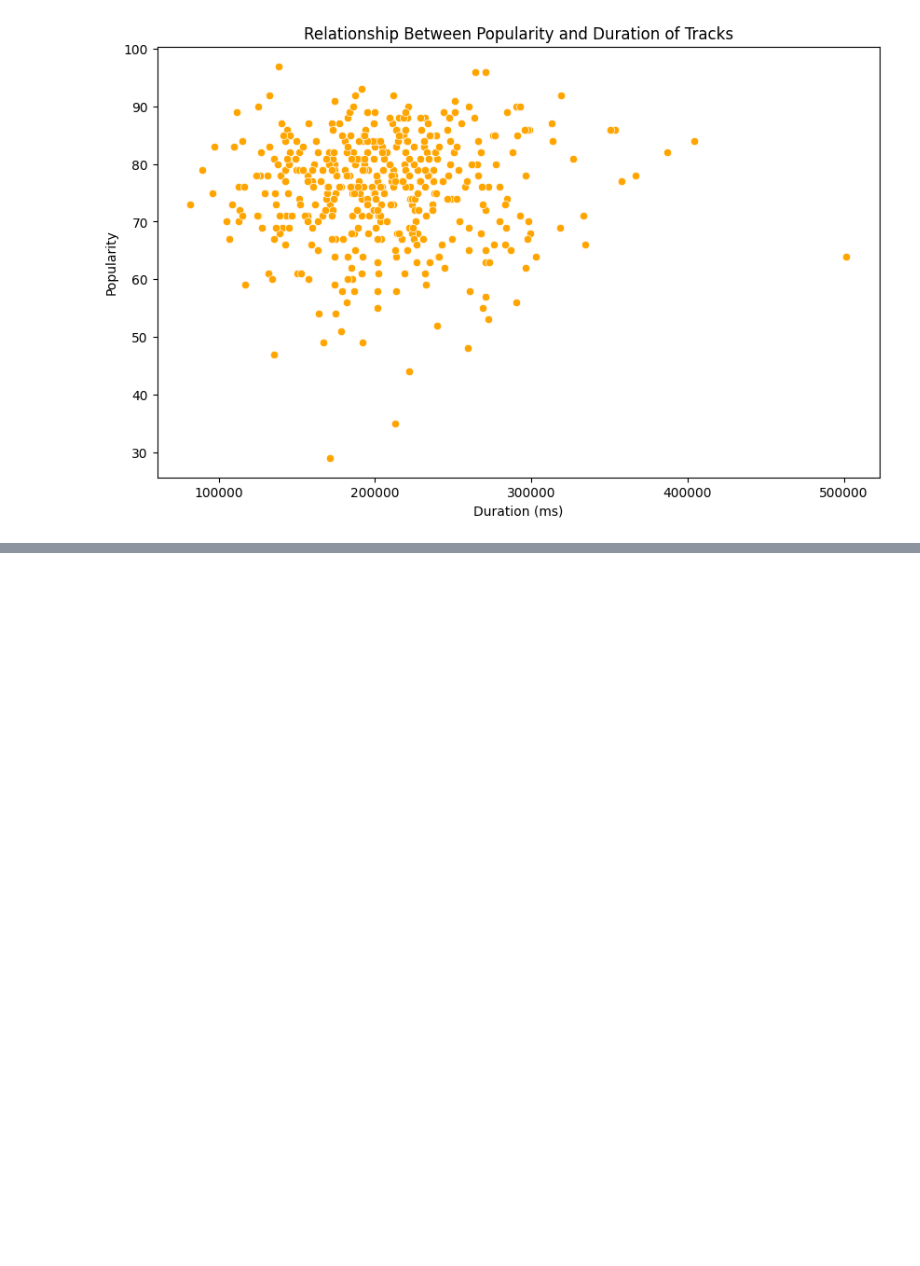
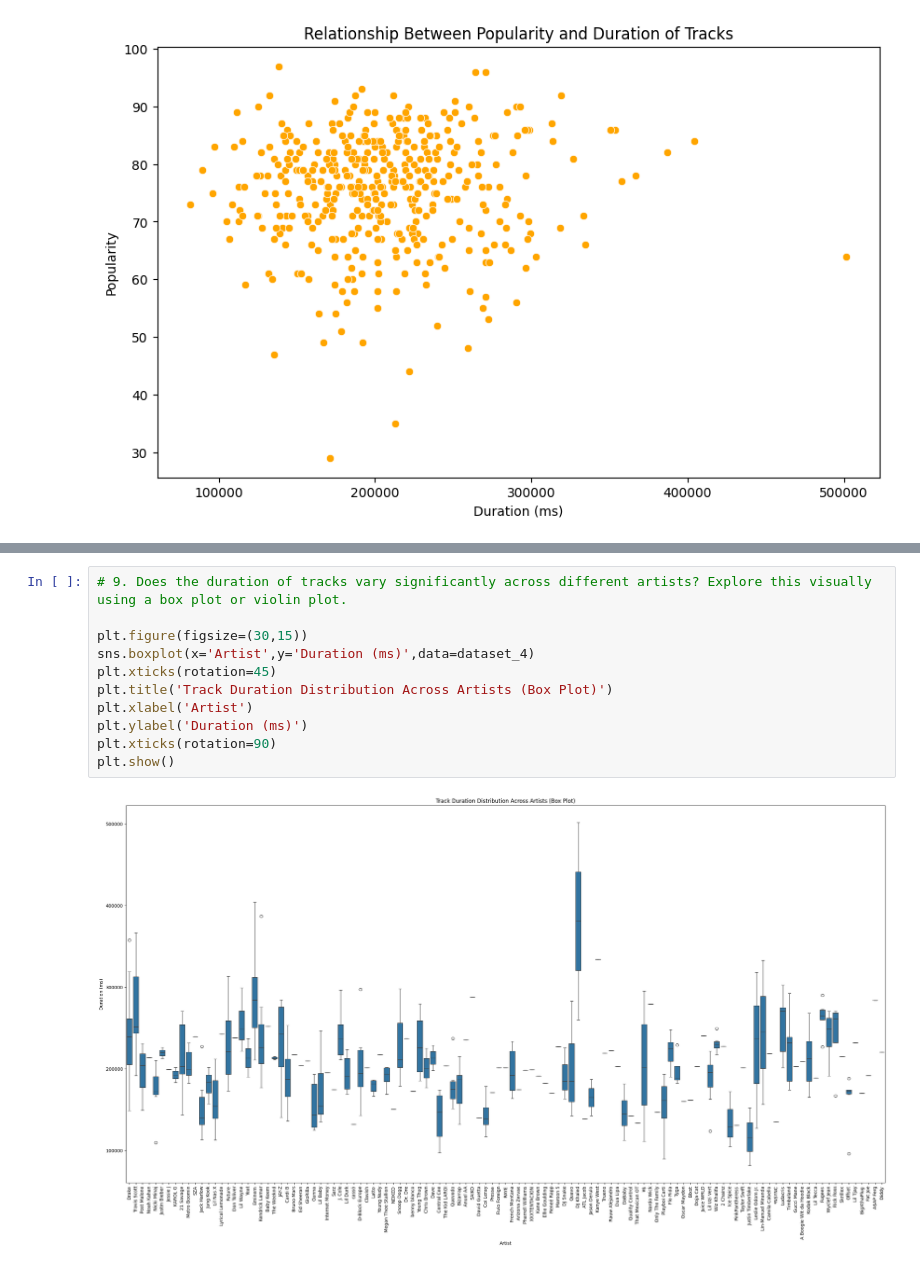
Before and after one commit to soMukh/EDA, a Jupyter notebook: EDA.ipynb, the cells around one changed output, grey strips where cells are left out. Drawn from its saved outputs; the diff is of its cells as text; blank space fills up the shorter version.

```diff
--- a/EDA.ipynb
+++ b/EDA.ipynb
@@ -1015,0 +1051,13 @@ plt.show()
+# %%
+# 9. Does the duration of tracks vary significantly across different artists? Explore this visually using a box plot or violin plot.
+
+plt.figure(figsize=(30,15))
+sns.boxplot(x='Artist',y='Duration (ms)',data=dataset_4)
+plt.xticks(rotation=45)
+plt.title('Track Duration Distribution Across Artists (Box Plot)')
+plt.xlabel('Artist')
+plt.ylabel('Duration (ms)')
+plt.xticks(rotation=90)
+plt.show()
+# %% [output]
+[figure, added]
```
Also changed, not shown: parts of 9 cells of this notebook.
